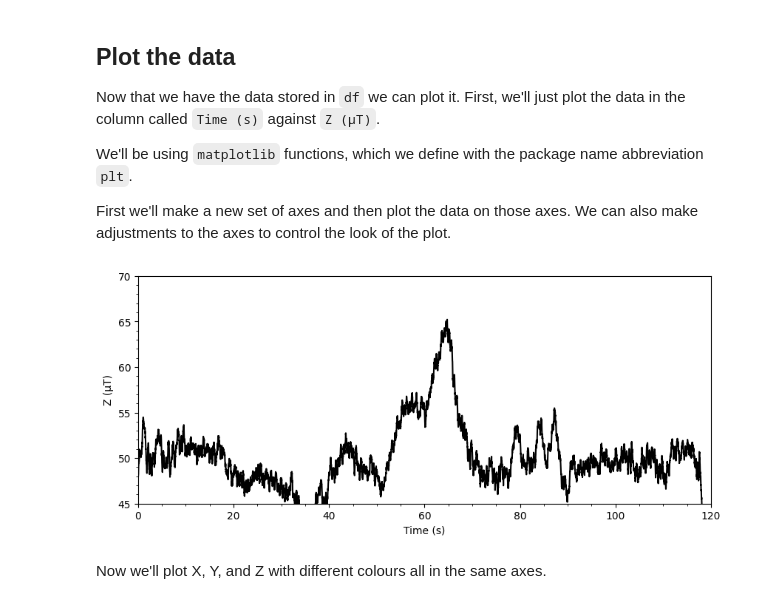
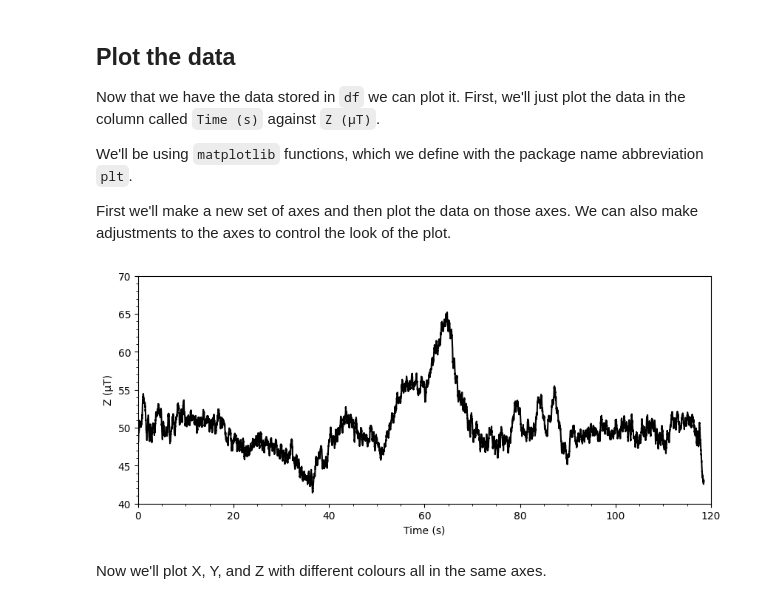
Before and after one commit to georginadd/EMSC2010-W3-P1., a Jupyter notebook: EMSC2010_W3_P1_NB1_u7925896.ipynb, the cells around one changed output. Cells and saved outputs as stored; diff of their text form; code cells hidden in the pictures.

```diff
--- a/EMSC2010_W3_P1_NB1_u7925896.ipynb
+++ b/EMSC2010_W3_P1_NB1_u7925896.ipynb
@@ -73,13 +73,13 @@ First we'll make a new set of axes and then plot the data on those axes. We can
 # %%
 fig, ax = plt.subplots(figsize=(10, 4)) #make axes (called ax) 10 units wide and 4 units high
 ax.plot(df['Time (s)'],df['Z (µT)'],'k') #plot time vs. Z on ax as a black ('k') line
 ax.set_xlabel('Time (s)') #text for the x-axis label
 ax.set_ylabel('Z (µT)') #text for the y-axis label
 ax.set_xlim([0,120]) #interval for the x-axis
-ax.set_ylim([45,70]) #interval for the y-axis
+ax.set_ylim([40,70]) #interval for the y-axis
 ax.minorticks_on() #show the minor ticks
 # %% [output]
-[figure, old version]
+[figure, new version]
 # %% [markdown]
 Now we'll plot X, Y, and Z with different colours all in the same axes.
 # %%
```
Also changed, not shown: parts of 1 cell of this notebook.
